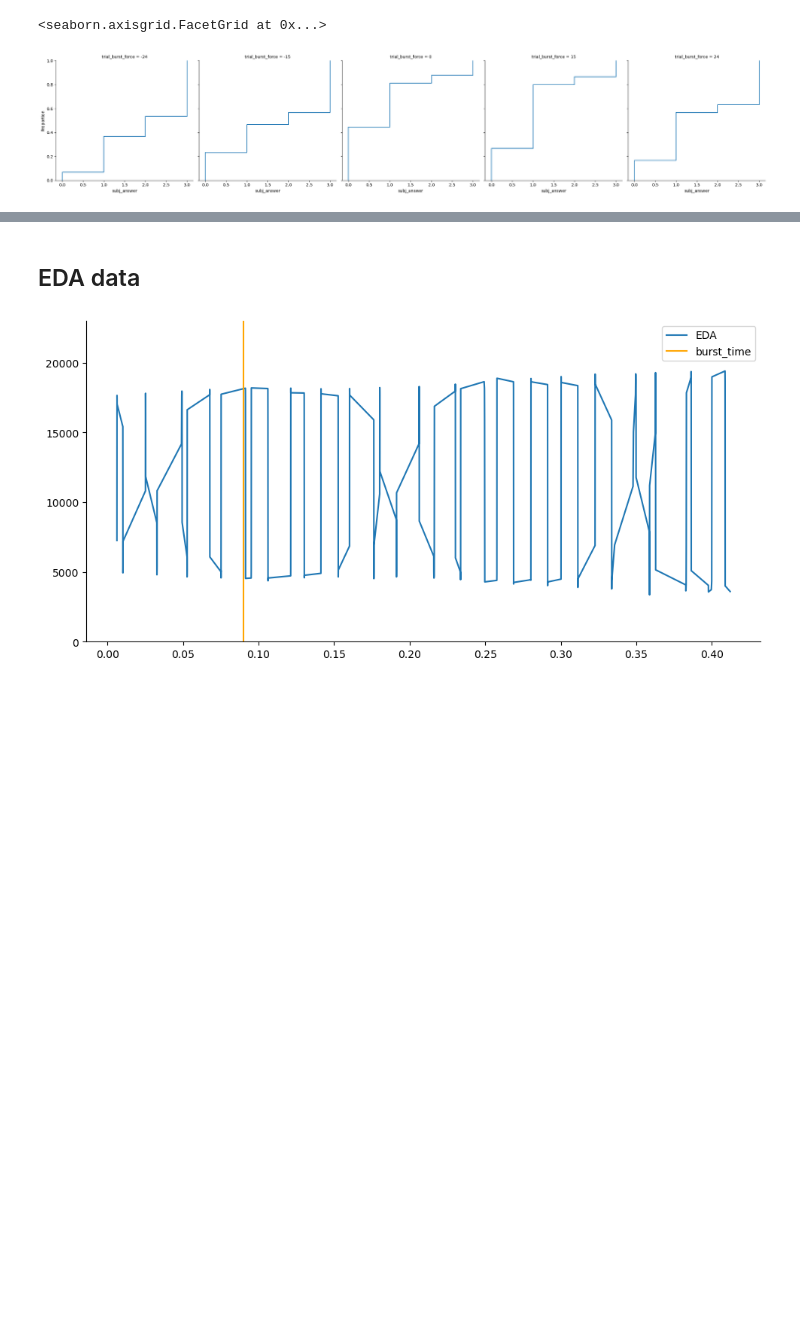
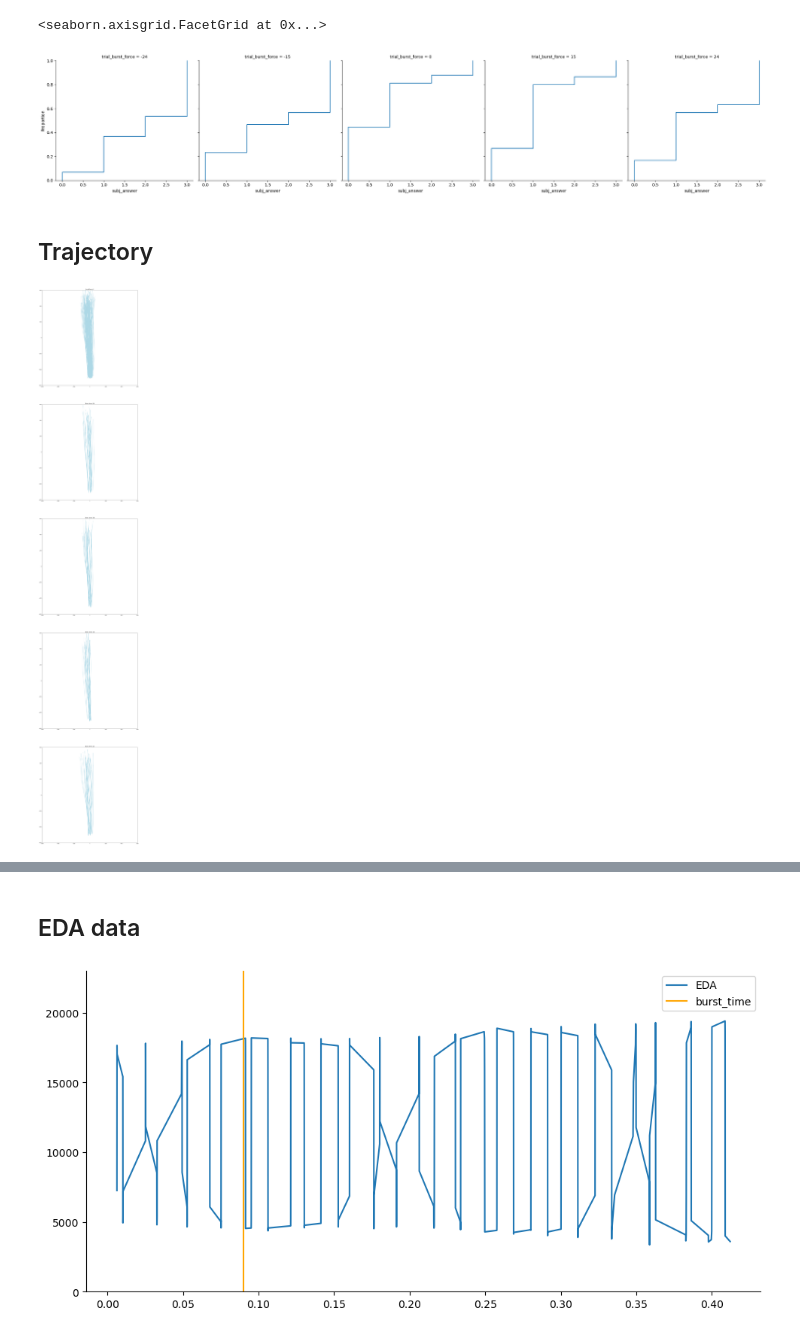
Before and after one commit to croniev/disturbed-pointing-experiment, a Jupyter notebook: Analysis.ipynb, the cells around one changed output, grey strips where cells are left out. Saved outputs shown, nothing was run; the diff lists cells and outputs as text; code cells hidden in the pictures; blank space fills up the shorter version.

```diff
--- a/Analysis.ipynb
+++ b/Analysis.ipynb
@@ -69,3 +58,24 @@ sb.displot(data=trials, x="subj_answer", col="trial_burst_force", kind="ecdf")
 # %% [output]
 <seaborn.axisgrid.FacetGrid at 0x...>
 [figure]
+# %% [markdown]
+## Trajectory
+# %%
+# TODO: das mit seaborn machen (neues df erstellen und daten dort reinlesen)
+cols = trials["trial_burst_force"].unique()
+fig, (ax1, ax2, ax3, ax4, ax5) = plt.subplots(nrows=len(cols), ncols=1)
+#fig.subplots_adjust(hspace=10)
+fig.set_figheight(100)
+fig.set_figwidth(100)
+axs = [ax1, ax2, ax3, ax4, ax5]
+for i, ax in enumerate(axs):
+    ax.set_xlim(-600,600)
+    ax.set_ylim(-600,600)
+    ax.set_aspect(1)
+    ax.set_title(f"Burst force: {cols[i]}")
+for _, t in trials.iterrows():
+    idx = np.where(cols == t['trial_burst_force'])[0][0]
+    path = np.stack(np.load(f"./data/celine/main/b{t['block_nr']}_t{t['trial_nr']}_fm.npy", allow_pickle=True)[0], axis=0)
+    axs[idx].plot(path[:,0], path[:,1], color='lightblue')
+# %% [output]
+[figure, added]
```
Also changed, not shown: parts of 12 cells of this notebook, 1 other file.
